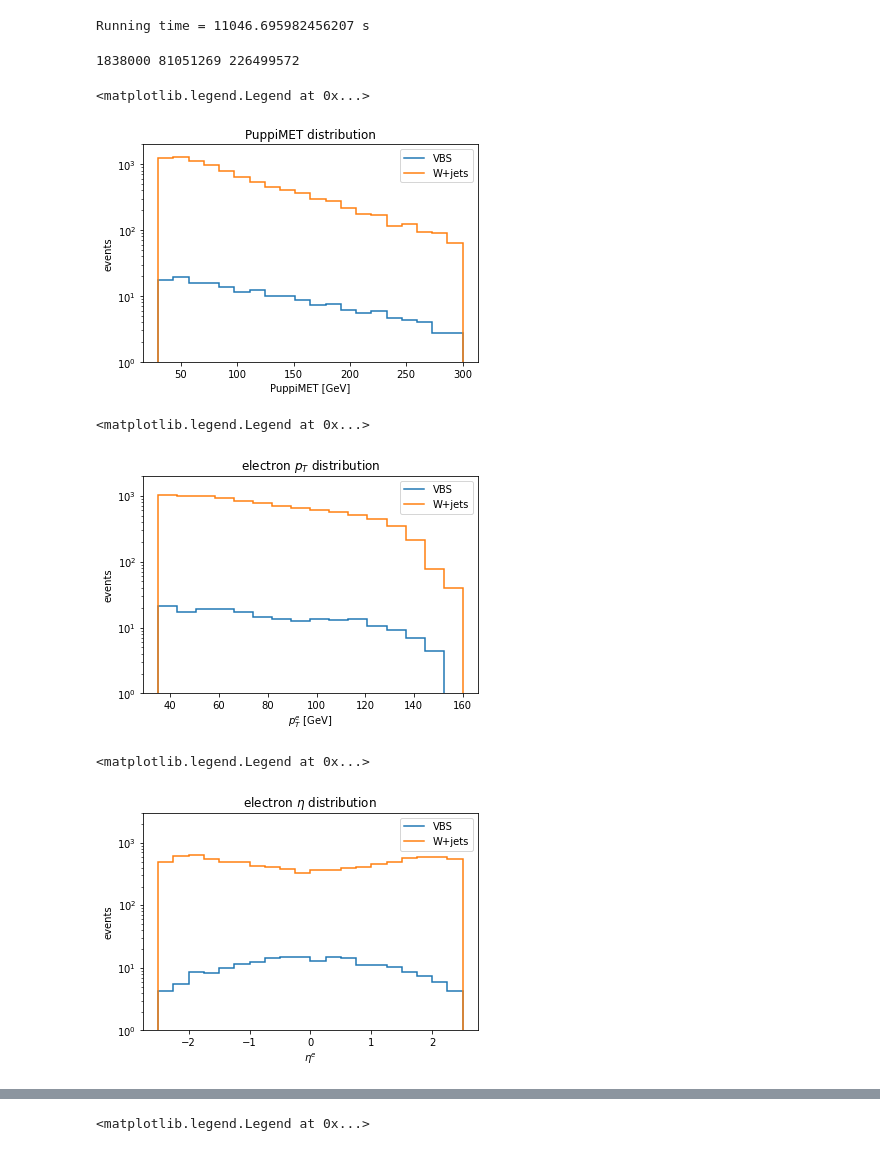
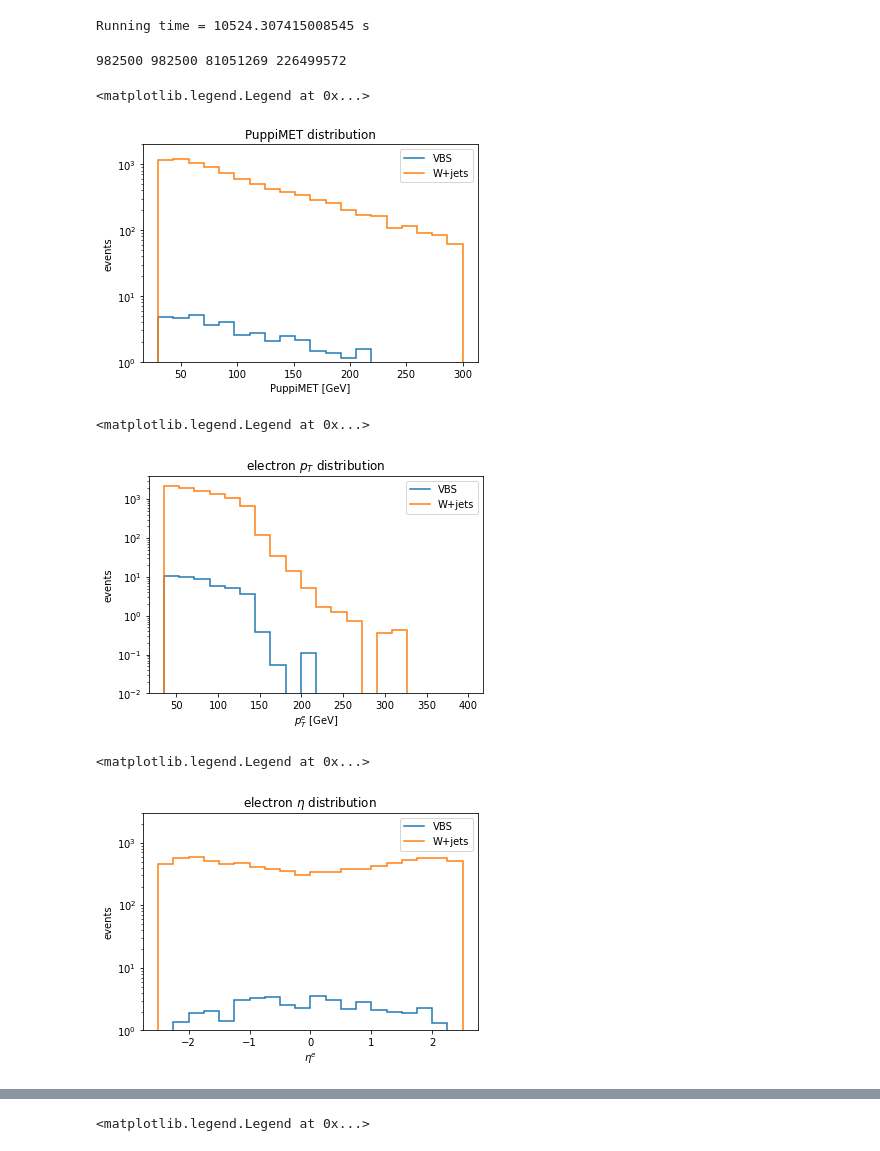
Before and after one commit to rdelliga/Coffea_Swan, a Jupyter notebook: cuts1.ipynb, the cells around one changed output, grey strips where cells are left out. Cells and saved outputs as stored; diff of their text form; code cells hidden in the pictures.

```diff
--- a/cuts1.ipynb
+++ b/cuts1.ipynb
@@ -52,35 +50,39 @@ class MyProcessor(processor.ProcessorABC):
         selection.add("fst_tight_e", ak.mask(old_events.Electron, ak.num(old_events.Electron) >= 1)[:, 0].mvaFall17V2Iso_WP90 == True)
         selection.add(
             "electron_pT",
-            ak.any(old_events.Electron.pt > 35.0, axis=1)
+            ak.mask(old_events.Electron, ak.num(old_events.Electron) >= 1)[:, 0].pt > 35.0
+            #ak.any(old_events.Electron.pt > 35.0, axis=1)
         )
         selection.add(
             "e_range_eta",
-            ak.any(abs (old_events.Electron.eta) < 2.5, axis=1)
+            ak.mask(old_events.Electron, ak.num(old_events.Electron) >= 1)[:, 0].eta < 2.5
+            #ak.any(abs (old_events.Electron.eta) < 2.5, axis=1)
         )
-        #The following two cuts work in inverse logic, when you require the selection later you must take false
+        #The following cuts work in inverse logic, when you require the selection later you must take false
         #Veto events if there is a second tight electron
         selection.add("snd_tight_e", ak.mask(old_events.Electron, ak.num(old_events.Electron) > 1)[:, 1].mvaFall17V2Iso_WP90 == True)
         #Events containing a second loosely identified electron with pT > 10 GeV are vetoed.
         selection.add("loose_e", (ak.mask(old_events.Electron, ak.num(old_events.Electron) > 1)[:, 1].mvaFall17V2Iso_WPL == True) & (ak.mask(old_events.Electron, ak.num(old_events.Electron) > 1)[:, 1].pt >10))
         #Veto events if there is any tight muon
         selection.add("any_tight_mu", ak.any(old_events.Muon.tightId == True, axis=1))
-        #Events containing a second loosely identified muon with pT > 10 GeV are vetoed.
+        #Events containing a second loosely identified muon with pT > 10 GeV are vetoed
         selection.add("loose_mu1", (ak.mask(old_events.Muon, ak.num(old_events.Muon) > 1)[:, 0].looseId == True) & (ak.mask(old_events.Muon, ak.num(old_events.Muon) > 1)[:, 0].pt >10))
-        selection.add("loose_mu2", (ak.mask(old_events.Muon, ak.num(old_events.Muon) > 1)[:, 1].looseId == True & (ak.mask(old_events.Muon, ak.num(old_events.Muon) > 1)[:, 1].pt >10))
+        selection.add("loose_mu2", (ak.mask(old_events.Muon, ak.num(old_events.Muon) > 1)[:, 1].looseId == True) & (ak.mask(old_events.Muon, ak.num(old_events.Muon) > 1)[:, 1].pt >10))
 
         #Muon signal region
         #The muon with higher pT (position 0) is tightly identified and isolated
         selection.add("fst_tight_mu", ak.mask(old_events.Muon, ak.num(old_events.Muon) >= 1)[:, 0].tightId == True)
         selection.add(
             "muon_pT",
-            ak.any(old_events.Muon.pt >= 30.0, axis=1)
+            ak.mask(old_events.Muon, ak.num(old_events.Muon) >= 1)[:, 0].pt > 30.0
+            #ak.any(old_events.Muon.pt >= 30.0, axis=1)
         )
         selection.add(
             "mu_range_eta",
-            ak.any(abs (old_events.Muon.eta) < 2.4, axis=1)
+            ak.mask(old_events.Muon, ak.num(old_events.Muon) >= 1)[:, 0].eta < 2.4
+            #ak.any(abs (old_events.Muon.eta) < 2.4, axis=1)
         )
-        #The following two cuts work in inverse logic, when you require the selection later you must take false
+        #The following cuts work in inverse logic, when you require the selection later you must take false
         #Veto events if there is a second tight muon
         selection.add("snd_tight_mu", ak.mask(old_events.Muon, ak.num(old_events.Muon) > 1)[:, 1].tightId == True)
         #Events containing a second loosely identified muon with pT > 10 GeV are vetoed.
@@ -88,8 +90,8 @@ class MyProcessor(processor.ProcessorABC):
         #Veto events if there is any tight electron
         selection.add("any_tight_e", ak.any(old_events.Electron.mvaFall17V2Iso_WP90 == True, axis=1))
         #Events containing a second loosely identified electron with pT > 10 GeV are vetoed.
-        selection.add("loose_e1", (ak.mask(old_events.Electron, ak.num(old_events.Electron) > 1)[:, 0].mvaFall17V2Iso_WPL == True & (ak.mask(old_events.Electron, ak.num(old_events.Electron) > 1)[:, 0].pt >10))
-        selection.add("loose_e2", (ak.mask(old_events.Electron, ak.num(old_events.Electron) > 1)[:, 1].mvaFall17V2Iso_WPL == True & (ak.mask(old_events.Electron, ak.num(old_events.Electron) > 1)[:, 1].pt >10))
+        selection.add("loose_e1", (ak.mask(old_events.Electron, ak.num(old_events.Electron) > 1)[:, 0].mvaFall17V2Iso_WPL == True) & (ak.mask(old_events.Electron, ak.num(old_events.Electron) > 1)[:, 0].pt >10))
+        selection.add("loose_e2", (ak.mask(old_events.Electron, ak.num(old_events.Electron) > 1)[:, 1].mvaFall17V2Iso_WPL == True) & (ak.mask(old_events.Electron, ak.num(old_events.Electron) > 1)[:, 1].pt >10))
 
         #Puppy (pileup-per-particle identification algorithm) met cut (requiring moderate amount of missing transverse momentum)
         selection.add("lead_pMET", old_events.PuppiMET.pt>30)
@@ -156,7 +158,7 @@ class MyProcessor(processor.ProcessorABC):
         #Apply the cuts on the events with the mask (chose either electron or muon signal region)
         events_inclusive=old_events[ev_mask_inclusive]
         events=old_events[ev_mask_e]
-        events_mu=old_events[ev_mask_mu]
+        #events_mu=old_events[ev_mask_mu]
 
         #Defining the fiducial region
         jets=events.Jet
@@ -263,7 +265,7 @@ class MyProcessor(processor.ProcessorABC):
                       hist.axis.Regular(name='x', label='tau_r', bins=100, start= 0, stop=1))
         h_pNet = hist.Hist(hist.axis.StrCategory(name='channel', categories=['pNet']),
                       hist.axis.Regular(name='x', label='WvsQCD', bins=100, start= 0, stop=1))
-        h_pNet_MD = hist.Hist(hist.axis.StrCategory(name='channel', categories=['pNet1']),
+        h_pNet_MD = hist.Hist(hist.axis.StrCategory(name='channel', categories=['pNet_MD']),
                       hist.axis.Regular(name='x', label='WvsQCD', bins=100, start= 0, stop=1))
         h_dTag = hist.Hist(hist.axis.StrCategory(name='channel', categories=['dTag']),
                       hist.axis.Regular(name='x', label='WvsQCD', bins=100, start= 0, stop=1))
@@ -284,8 +286,8 @@ class MyProcessor(processor.ProcessorABC):
         h_Nsubj_t2.fill(channel='$t_{2}$', x=ak.flatten(tau_2))
         h_t_ratio.fill(channel='t_ratio', x=ak.flatten(tau_r))
         h_pNet.fill(channel='pNet', x=ak.flatten(pNet))
-        h_pNet_MD.fill(channel='pNet1', x=ak.flatten(pNet_MD))
-        h_dTag.fill(channel='pNet', x=ak.flatten(dTag))
+        h_pNet_MD.fill(channel='pNet_MD', x=ak.flatten(pNet_MD))
+        h_dTag.fill(channel='dTag', x=ak.flatten(dTag))
 
         #Ouput of the processor
         return {
@@ -340,7 +342,7 @@ elapsed = time.time() - tstart
 print("Running time = {} s".format(elapsed))
 #print(out)
 # %% [output]
-Running time = 11046.695982456207 s
+Running time = 10524.307415008545 s
 # %%
 #2018 Luminosity
 lumi_2018 = 59.74 #fb-1
@@ -350,7 +352,7 @@ xs_sig_PHML = 0.9107 #sig_WPHADWMLEPjj_EWK
 xs_sig_MHPL = 0.9114 #sig_WPLEPWMHADjj_EWK
 
 #Background WJets cross sections
-xs_WJets = 61526.7 #pb
+xs_WJets_LO = 61526.7 #pb
 x1 = xs_WJets_70To100 = 1292.0
 x2 = xs_WJets_100To200 = 1395.0
 x3 = xs_WJets_200To400 = 407.9
@@ -363,7 +365,7 @@ x8 = xs_WJets_2500ToInf = 0.008001
 #Numbers of events generated
 n_sig_PHML = out["sig_WPHADWMLEPjj_EWK"]["gen_events"]
 n_sig_MHPL = out["sig_WPLEPWMHADjj_EWK"]["gen_events"]
-n_bkg_LO = out["bkg_WJets"]["gen_events"]
+n_bkg_LO = out["bkg_WJets_LO"]["gen_events"]
 n1 = out["bkg_WJets_70To100"]["gen_events"]
 n2 = out["bkg_WJets_100To200"]["gen_events"]
 n3 = out["bkg_WJets_200To400"]["gen_events"]
@@ -372,13 +374,13 @@ n5 = out["bkg_WJets_600To800"]["gen_events"]
 n6 = out["bkg_WJets_800To1200"]["gen_events"]
 n7 = out["bkg_WJets_1200To2500"]["gen_events"]
 n8 = out["bkg_WJets_2500ToInf"]["gen_events"]
-n_bkg_HT = n1+n2+n3+n4+n5+n6+n7+n8
-print(n_sig_PHML, n_sig_PHML, n_bkg_LO, n_bkg_HT)
+print(n_sig_PHML, n_sig_PHML, n_bkg_LO, n1+n2+n3+n4+n5+n6+n7+n8)
 # %% [output]
-1838000 81051269 226499572
+982500 982500 81051269 226499572
 # %%
-(out["sig_WWjj_4f_EWK"]["PuppiMET"]*lumi_2018*1000*xs_sig/n_sig).plot(label="VBS")
-#(out["bkg_WJets_LO"]["PuppiMET"]*lumi_2018*1000*xs_WJets/n_bkg_LO).plot(label="W+jets_LO")
+(lumi_2018*1000*((out["sig_WPHADWMLEPjj_EWK"]["PuppiMET"]*xs_sig_PHML/n_sig_PHML)+(out["sig_WPLEPWMHADjj_EWK"]["PuppiMET"]*xs_sig_MHPL/n_sig_MHPL))).plot(label="VBS")
+#(lumi_2018*1000*((out["sig_WPHADWMLEPjj_4f_EWK"]["PuppiMET"]*xs_sig_PHML/out["sig_WPHADWMLEPjj_4f_EWK"]["gen_events"])+(out["sig_WPLEPWMHADjj_4f_EWK"]["PuppiMET"]*xs_sig_MHPL/out["sig_WPLEPWMHADjj_4f_EWK"]["gen_events"]))).plot(label="VBS_4f")
+#(lumi_2018*1000*out["bkg_WJets_LO"]["PuppiMET"]*xs_WJets_LO/n_bkg_LO).plot(label="W+jets_LO")
 (lumi_2018*1000*(out["bkg_WJets_70To100"]["PuppiMET"]*(x1/n1)+out["bkg_WJets_100To200"]["PuppiMET"]*(x2/n2)+out["bkg_WJets_200To400"]["PuppiMET"]*(x3/n3)+out["bkg_WJets_400To600"]["PuppiMET"]*(x4/n4)+out["bkg_WJets_600To800"]["PuppiMET"]*(x5/n5)+out["bkg_WJets_800To1200"]["PuppiMET"]*(x6/n6)+out["bkg_WJets_1200To2500"]["PuppiMET"]*(x7/n7)+out["bkg_WJets_2500ToInf"]["PuppiMET"]*(x8/n8))).plot(label="W+jets")
 plt.xlabel("PuppiMET [GeV]")
 plt.ylim(1,2e3)
@@ -388,31 +390,33 @@ plt.title("PuppiMET distribution")
 plt.legend()
 # %% [output]
 <matplotlib.legend.Legend at 0x...>
-[figure, old version]
+[figure, new version]
 # %%
-(out["sig_WWjj_4f_EWK"]["e_pT"]*lumi_2018*1000*xs_sig/n_sig).plot(label="VBS")
-#(out["bkg_WJets_LO"]["e_pT"]*lumi_2018*1000*xs_WJets/n_bkg_LO).plot(label="W+jets_LO")
+(lumi_2018*1000*((out["sig_WPHADWMLEPjj_EWK"]["e_pT"]*xs_sig_PHML/n_sig_PHML)+(out["sig_WPLEPWMHADjj_EWK"]["e_pT"]*xs_sig_MHPL/n_sig_MHPL))).plot(label="VBS")
+#(lumi_2018*1000*((out["sig_WPHADWMLEPjj_4f_EWK"]["e_pT"]*xs_sig_PHML/out["sig_WPHADWMLEPjj_4f_EWK"]["gen_events"])+(out["sig_WPLEPWMHADjj_4f_EWK"]["e_pT"]*xs_sig_MHPL/out["sig_WPLEPWMHADjj_4f_EWK"]["gen_events"]))).plot(label="VBS_4f")
+#(lumi_2018*1000*out["bkg_WJets_LO"]["e_pT"]*xs_WJets_LO/n_bkg_LO).plot(label="W+jets_LO")
 (lumi_2018*1000*(out["bkg_WJets_70To100"]["e_pT"]*(x1/n1)+out["bkg_WJets_100To200"]["e_pT"]*(x2/n2)+out["bkg_WJets_200To400"]["e_pT"]*(x3/n3)+out["bkg_WJets_400To600"]["e_pT"]*(x4/n4)+out["bkg_WJets_600To800"]["e_pT"]*(x5/n5)+out["bkg_WJets_800To1200"]["e_pT"]*(x6/n6)+out["bkg_WJets_1200To2500"]["e_pT"]*(x7/n7)+out["bkg_WJets_2500ToInf"]["e_pT"]*(x8/n8))).plot(label="W+jets")
 plt.xlabel("$p_{T}^{e}$ [GeV]")
-plt.ylim(1,2e3)
+plt.ylim(0.01,4e3)
+plt.ylabel("events")
 plt.yscale("log")
-plt.ylabel("events")
 plt.title("electron $p_{T}$ distribution")
 plt.legend()
 # %% [output]
 <matplotlib.legend.Legend at 0x...>
-[figure, old version]
+[figure, new version]
 # %%
-(out["sig_WWjj_4f_EWK"]["e_eta"]*lumi_2018*1000*xs_sig/n_sig).plot(label="VBS")
-#(out["bkg_WJets_LO"]["e_eta"]*lumi_2018*1000*xs_WJets/n_bkg_LO).plot(label="W+jets_LO")
+(lumi_2018*1000*((out["sig_WPHADWMLEPjj_EWK"]["e_eta"]*xs_sig_PHML/n_sig_PHML)+(out["sig_WPLEPWMHADjj_EWK"]["e_eta"]*xs_sig_MHPL/n_sig_MHPL))).plot(label="VBS")
+#(lumi_2018*1000*((out["sig_WPHADWMLEPjj_4f_EWK"]["e_eta"]*xs_sig_PHML/out["sig_WPHADWMLEPjj_4f_EWK"]["gen_events"])+(out["sig_WPLEPWMHADjj_4f_EWK"]["e_eta"]*xs_sig_MHPL/out["sig_WPLEPWMHADjj_4f_EWK"]["gen_events"]))).plot(label="VBS_4f")
+#(lumi_2018*1000*out["bkg_WJets_LO"]["e_eta"]*xs_WJets_LO/n_bkg_LO).plot(label="W+jets_LO")
 (lumi_2018*1000*(out["bkg_WJets_70To100"]["e_eta"]*(x1/n1)+out["bkg_WJets_100To200"]["e_eta"]*(x2/n2)+out["bkg_WJets_200To400"]["e_eta"]*(x3/n3)+out["bkg_WJets_400To600"]["e_eta"]*(x4/n4)+out["bkg_WJets_600To800"]["e_eta"]*(x5/n5)+out["bkg_WJets_800To1200"]["e_eta"]*(x6/n6)+out["bkg_WJets_1200To2500"]["e_eta"]*(x7/n7)+out["bkg_WJets_2500ToInf"]["e_eta"]*(x8/n8))).plot(label="W+jets")
 plt.xlabel("$\eta^{e}$")
 plt.ylim(1,3e3)
+plt.ylabel("events")
 plt.yscale("log")
-plt.ylabel("events")
 plt.title("electron $\eta$ distribution")
 plt.legend()
 # %% [output]
 <matplotlib.legend.Legend at 0x...>
-[figure, old version]
+[figure, new version]
 # %%
```
Also changed, not shown: parts of 16 cells of this notebook.
